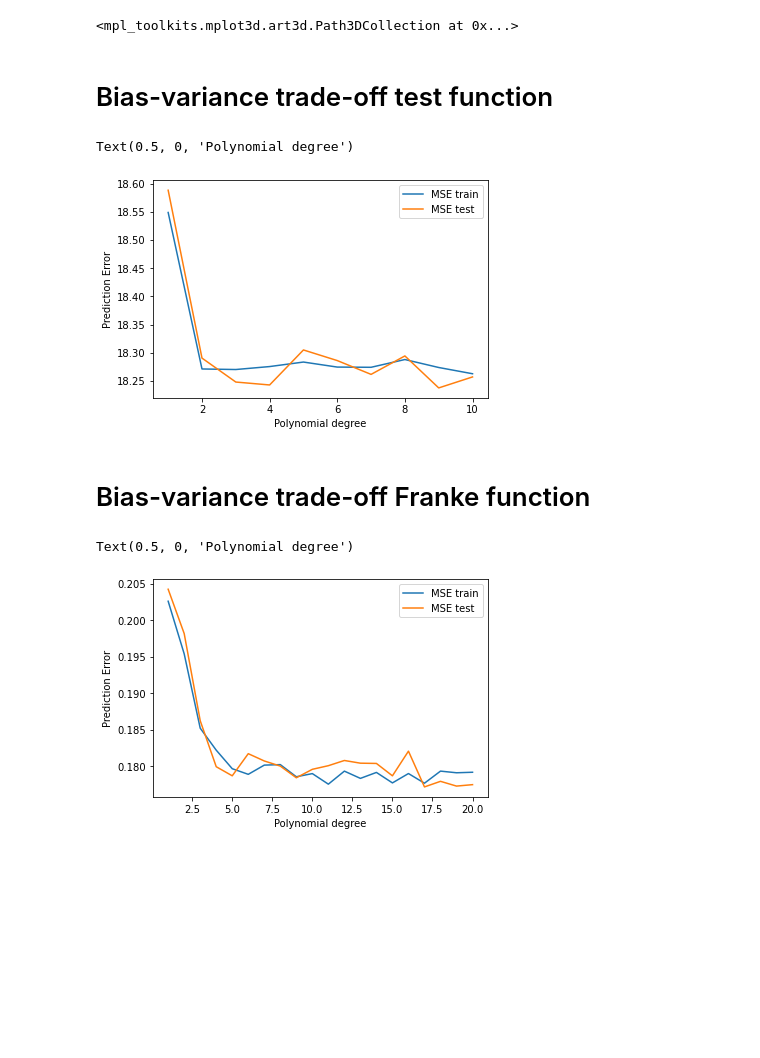
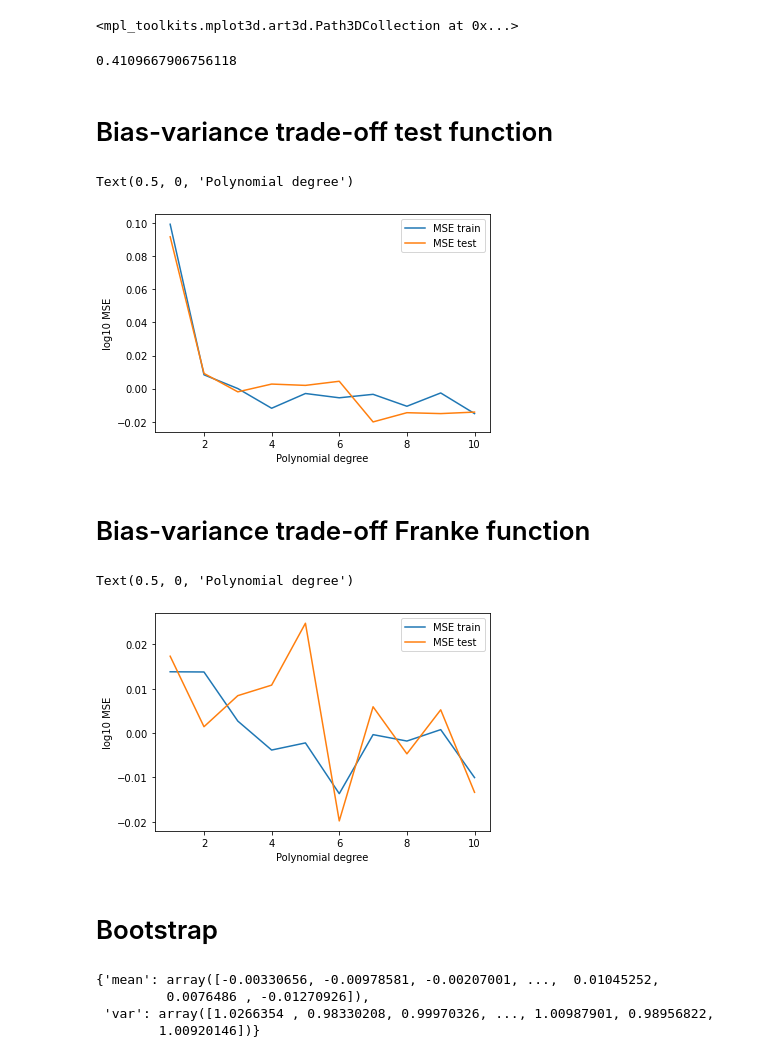
Before and after one commit to johanage/ada_ml_project1, a Jupyter notebook: Project1.ipynb, the cells around one changed output. Saved outputs shown, nothing was run; the diff lists cells and outputs as text; code cells hidden in the pictures; blank space fills up the shorter version.

Commit message:
bias variance trade-off + bootstrap, beginning cross validation

```diff
--- a/Project1.ipynb
+++ b/Project1.ipynb
@@ -194,5 +208,9 @@ axs[1].scatter(xtest, ytest, ztest, c=ztest, cmap=cm.coolwarm)
 # %% [output]
 <mpl_toolkits.mplot3d.art3d.Path3DCollection at 0x...>
+# %%
+np.mean(znoisy)
+# %% [output]
+0.4109667906756118
 # %% [markdown]
 # Bias-variance trade-off test function
 # %%
@@ -203,11 +221,11 @@ x, y = np.meshgrid(np.arange(0,1,0.05),np.arange(0,1,0.05))
 for p in range(1,model_complexity+1):
     X = make_design_matrix(xvec = xvec, p = p)
     z = test_func_2(**{'x%i'%i: xvec[i].ravel() for i in range(len(xvec))})
-    noise = np.random.normal(0,.1,size=z.shape)
+    noise = np.random.normal(0,1,size=z.shape)
     znoisy = z + noise
     ztilde_train, ztilde_test, betahat, Xtrain, Xtest, ztrain,ztest = ols_fp_train_test_split(X = X, y = znoisy,
                                                                                               **{"test_size" : 0.25,
-                                                                                                "random_state" : 42})
+                                                                                                "random_state" : 21})
     mses_train[p-1] = MSE(y = ztrain,ytilde = ztilde_train)
     Rs_train[p-1] = Rscore(y = ztrain, ytilde = ztilde_train)
 
@@ -216,11 +234,11 @@ for p in range(1,model_complexity+1):
 # %%
 %matplotlib inline
 ps = [i for i in range(1,model_complexity+1)]
-plt.plot(ps, mses_train, label="MSE train")
-plt.plot(ps, mses_test, label="MSE test")
+plt.plot(ps, np.log10(mses_train), label="MSE train")
+plt.plot(ps, np.log10(mses_test), label="MSE test")
 plt.legend()
-plt.ylabel("Prediction Error")
+plt.ylabel("log10 MSE")
 plt.xlabel("Polynomial degree")
 # %% [output]
 Text(0.5, 0, 'Polynomial degree')
-[figure, old version]
+[figure, new version]
@@ -227,13 +250,13 @@ Text(0.5, 0, 'Polynomial degree')
 # %% [markdown]
 # Bias-variance trade-off Franke function
 # %%
-model_complexity = 20
+model_complexity = 10
 mses_train, Rs_train = np.zeros((model_complexity)), np.zeros((model_complexity))
 mses_test, Rs_test = np.zeros((model_complexity)), np.zeros((model_complexity))
 for p in range(1,model_complexity+1):
     X = make_design_matrix(xvec = xvec, p = p)
     z = FrankeFunction(**{'x%i'%i: xvec[i].ravel() for i in range(len(xvec))})
-    noise = np.random.normal(0,.1,size=z.shape)
+    noise = np.random.normal(0,1,size=z.shape)
     znoisy = z + noise
     ztilde_train, ztilde_test, betahat, Xtrain, Xtest, ztrain,ztest = ols_fp_train_test_split(X = X, y = znoisy,
                                                                                               **{"test_size" : 0.25,
@@ -246,11 +269,13 @@ for p in range(1,model_complexity+1):
 # %%
 %matplotlib inline
 ps = [i for i in range(1,model_complexity+1)]
-plt.plot(ps, mses_train, label="MSE train")
-plt.plot(ps, mses_test, label="MSE test")
+plt.plot(ps, np.log10(mses_train), label="MSE train")
+plt.plot(ps, np.log10(mses_test), label="MSE test")
 plt.legend()
-plt.ylabel("Prediction Error")
+plt.ylabel("log10 MSE")
 plt.xlabel("Polynomial degree")
 # %% [output]
 Text(0.5, 0, 'Polynomial degree')
-[figure, old version]
+[figure, new version]
+# %% [markdown]
+# Bootstrap
@@ -256,0 +287,7 @@ Text(0.5, 0, 'Polynomial degree')
+# %%
+out_bootstrap
+# %% [output]
+{'mean': array([-0.00330656, -0.00978581, -0.00207001, ...,  0.01045252,
+         0.0076486 , -0.01270926]),
+ 'var': array([1.0266354 , 0.98330208, 0.99970326, ..., 1.00987901, 0.98956822,
+        1.00920146])}
```
Also changed, not shown: parts of 11 cells of this notebook, 1 other file.
